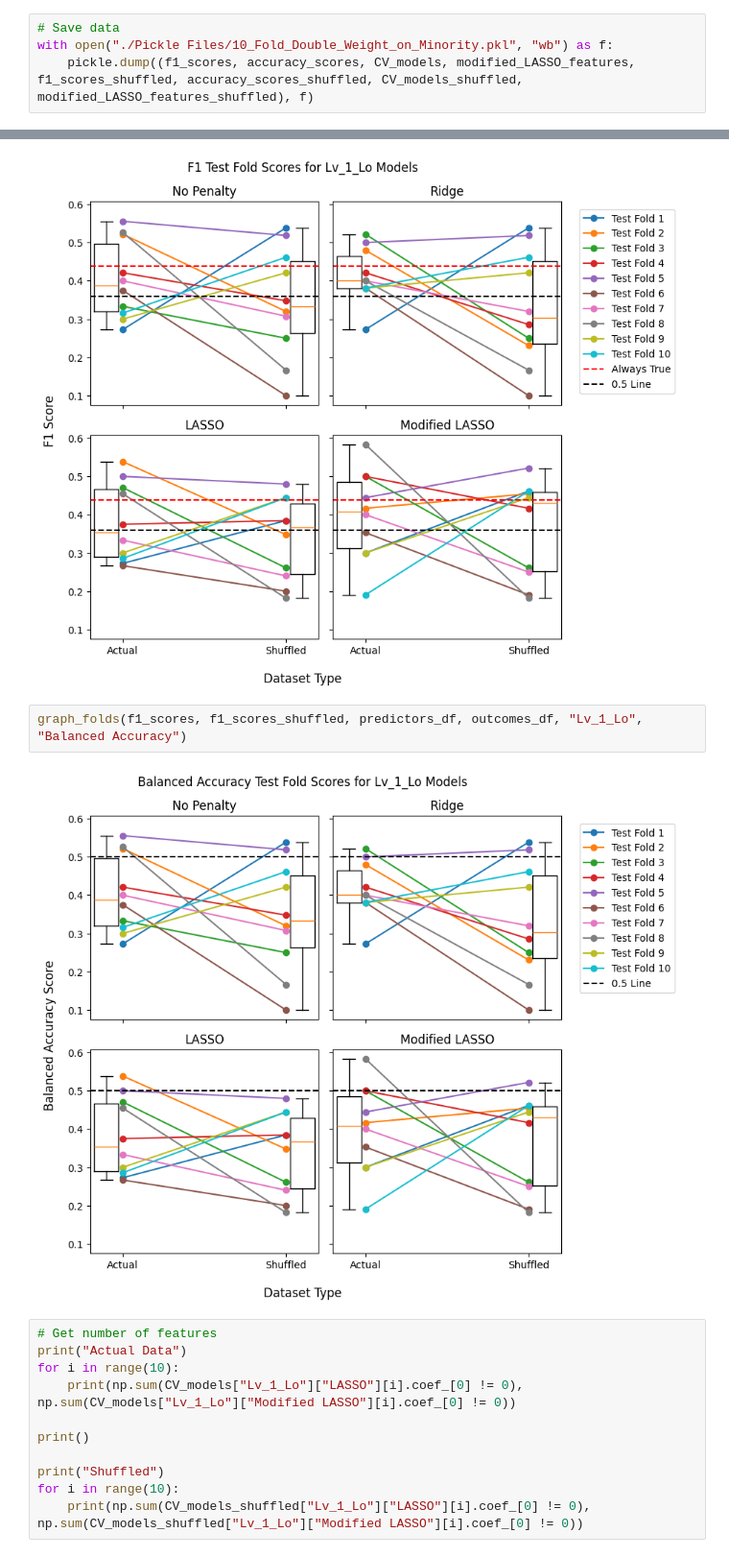
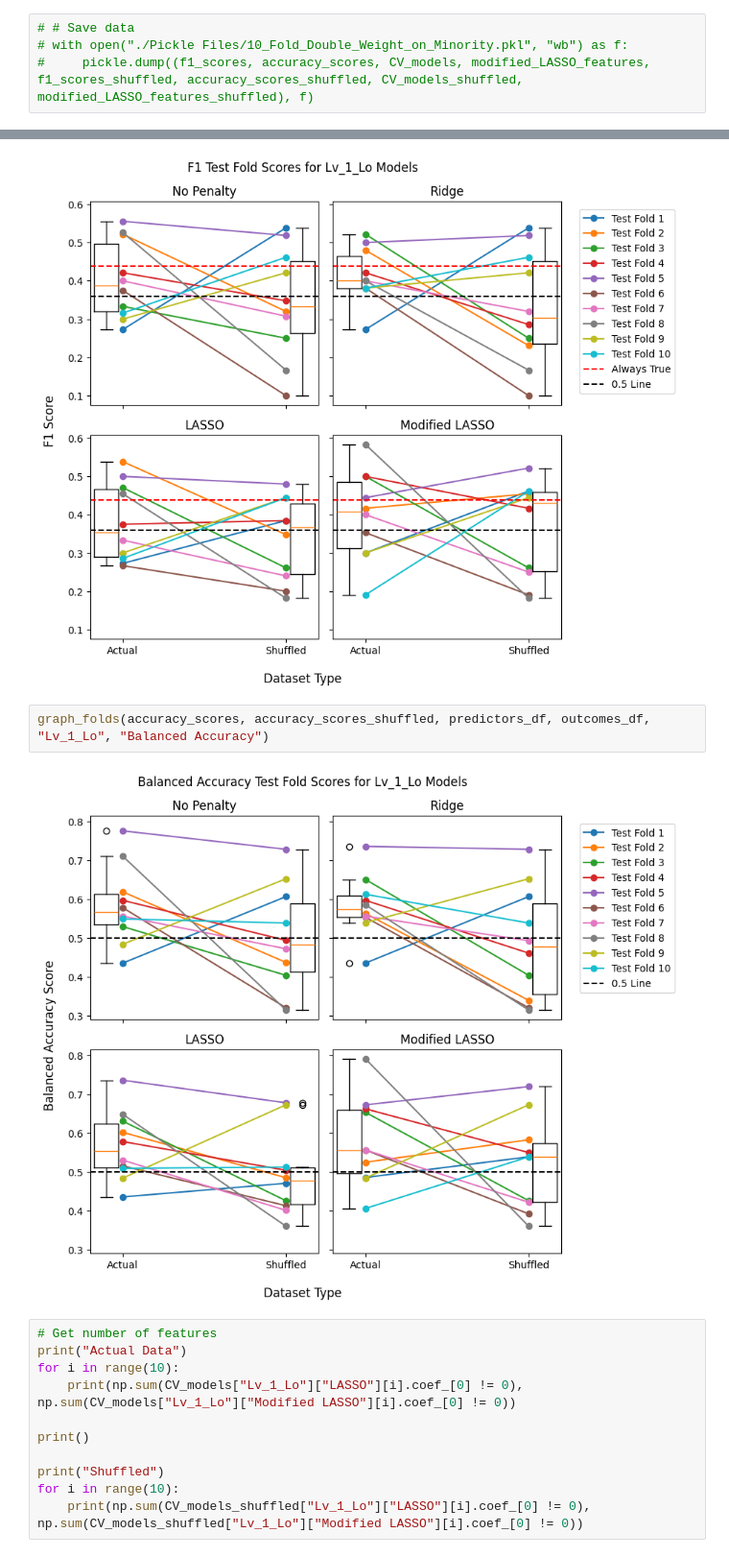
Before and after one commit to jaspershen21/jshen_DLA, a Jupyter notebook: 10_fold_Double_weight_on_minority.ipynb, the cells around one changed output, grey strips where cells are left out. Shown at 96% size. Drawn from its saved outputs; the diff is of its cells as text.

```diff
--- a/10_fold_Double_weight_on_minority.ipynb
+++ b/10_fold_Double_weight_on_minority.ipynb
@@ -239,9 +240,9 @@ Test Fold 8 Completed
 Test Fold 9 Completed
 Test Fold 10 Completed
 # %%
-# Save data
-with open("./Pickle Files/10_Fold_Double_Weight_on_Minority.pkl", "wb") as f:
-    pickle.dump((f1_scores, accuracy_scores, CV_models, modified_LASSO_features, f1_scores_shuffled, accuracy_scores_shuffled, CV_models_shuffled, modified_LASSO_features_shuffled), f)
+# # Save data
+# with open("./Pickle Files/10_Fold_Double_Weight_on_Minority.pkl", "wb") as f:
+#     pickle.dump((f1_scores, accuracy_scores, CV_models, modified_LASSO_features, f1_scores_shuffled, accuracy_scores_shuffled, CV_models_shuffled, modified_LASSO_features_shuffled), f)
 # %%
 # Load data
 with open("./Pickle Files/10_Fold_Double_Weight_on_Minority.pkl", "rb") as f:
@@ -300,9 +301,9 @@ graph_folds(f1_scores, f1_scores_shuffled, predictors_df, outcomes_df, "Lv_1_Lo"
 # %% [output]
 [figure]
 # %%
-graph_folds(f1_scores, f1_scores_shuffled, predictors_df, outcomes_df, "Lv_1_Lo", "Balanced Accuracy")
+graph_folds(accuracy_scores, accuracy_scores_shuffled, predictors_df, outcomes_df, "Lv_1_Lo", "Balanced Accuracy")
 # %% [output]
-[figure, old version]
+[figure, new version]
 # %%
 # Get number of features
 print("Actual Data")
```
Also changed, not shown: parts of 6 cells of this notebook.
